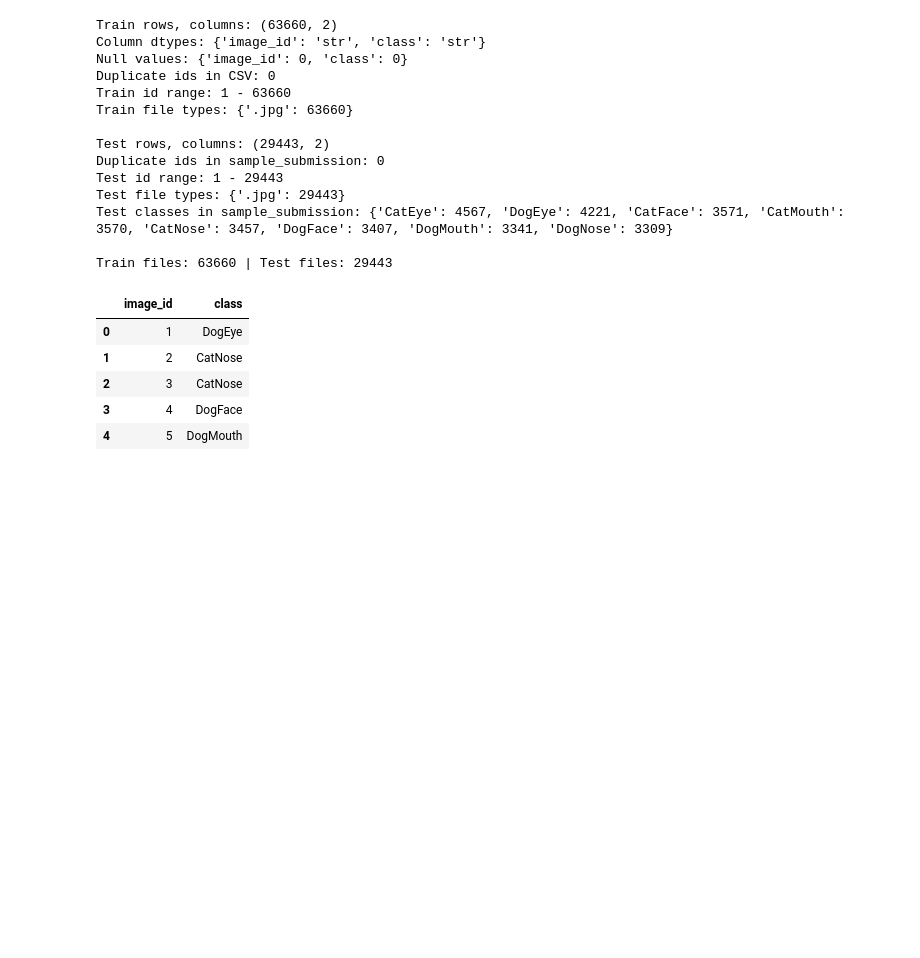
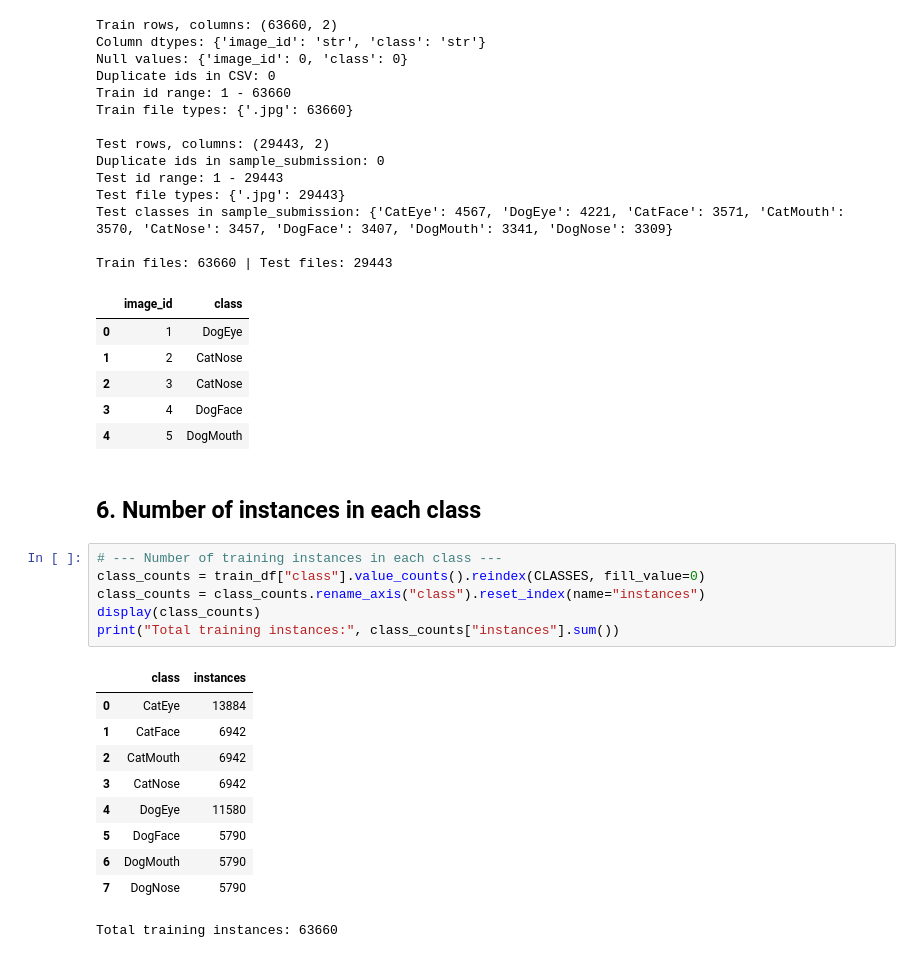
Before and after one commit to ShawnLeeyz/KaggleCompetitionENGE707, a Jupyter notebook: Task1_Data_Exploration.ipynb, the cells around one changed output. Drawn from its saved outputs; the diff is of its cells as text; blank space fills up the shorter version.

```diff
--- a/Task1_Data_Exploration.ipynb
+++ b/Task1_Data_Exploration.ipynb
@@ -133,3 +133,22 @@ Train files: 63660 | Test files: 29443
 | 2 | 3 | CatNose |
 | 3 | 4 | DogFace |
 | 4 | 5 | DogMouth |
+# %% [markdown]
+## 6. Number of instances in each class
+# %%
+# --- Number of training instances in each class ---
+class_counts = train_df["class"].value_counts().reindex(CLASSES, fill_value=0)
+class_counts = class_counts.rename_axis("class").reset_index(name="instances")
+display(class_counts)
+print("Total training instances:", class_counts["instances"].sum())
+# %% [output]
+|  | class | instances |
+| 0 | CatEye | 13884 |
+| 1 | CatFace | 6942 |
+| 2 | CatMouth | 6942 |
+| 3 | CatNose | 6942 |
+| 4 | DogEye | 11580 |
+| 5 | DogFace | 5790 |
+| 6 | DogMouth | 5790 |
+| 7 | DogNose | 5790 |
+Total training instances: 63660
```
Also changed, not shown: parts of 8 cells of this notebook, 1 other file.
